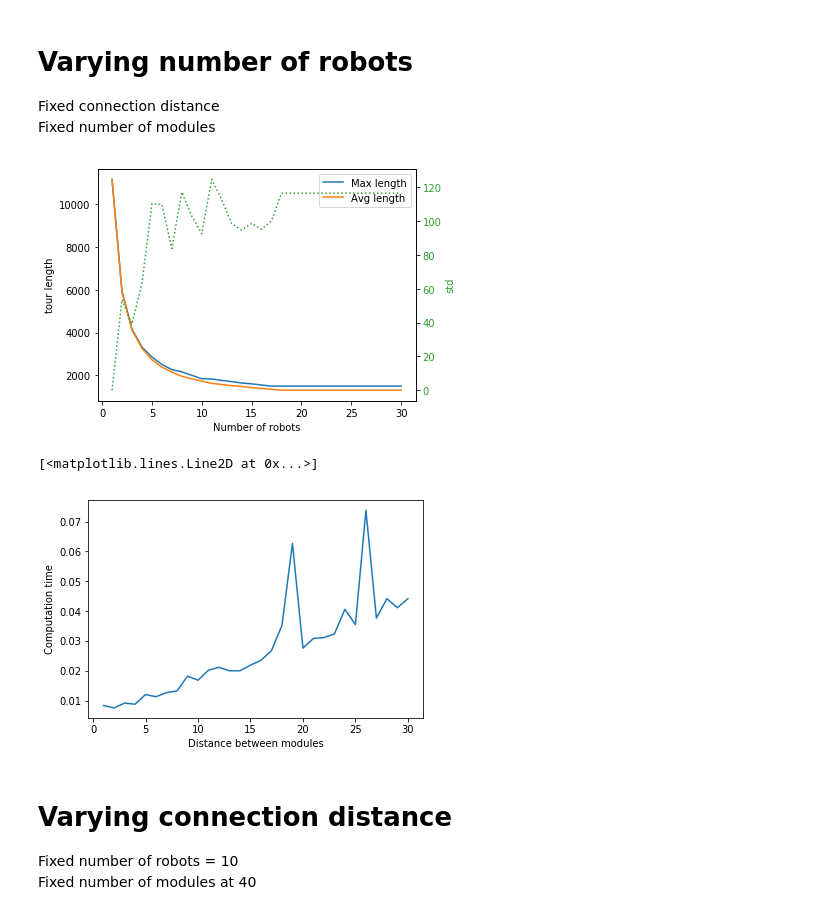
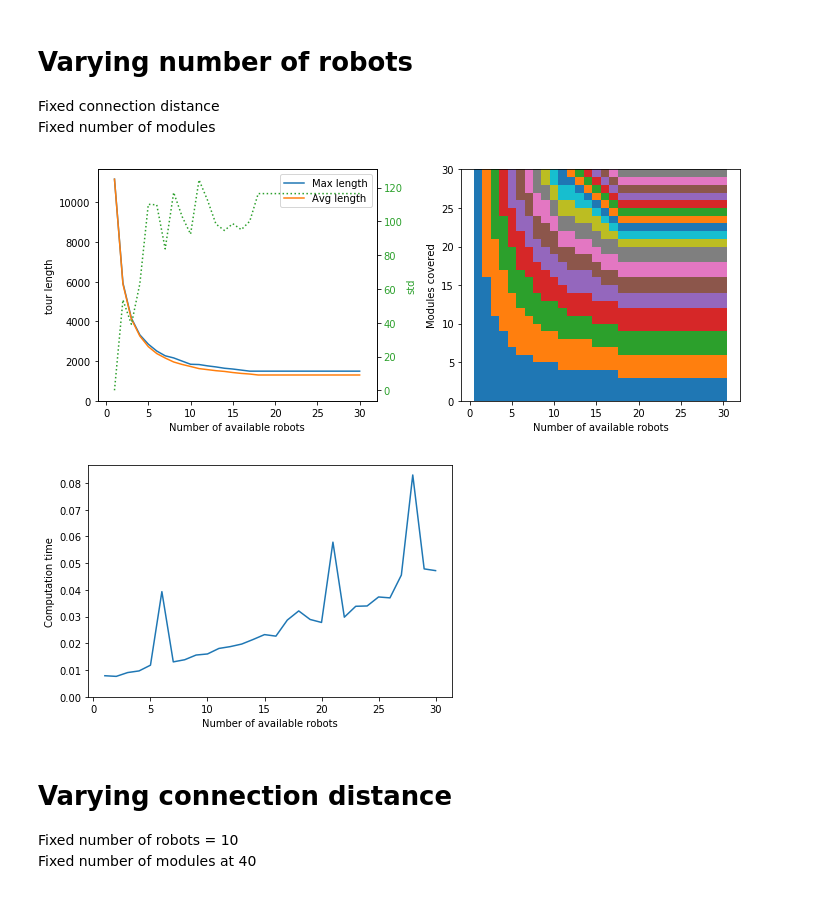
Before and after one commit to mirkosalaris/CoverageModularEnvironments, a Jupyter notebook: Notebooks/Hotel example - generation and analysis.ipynb, the cells around one changed output. Drawn from its saved outputs; the diff is of its cells as text; code cells hidden in the pictures.

```diff
--- a/Notebooks/Hotel example - generation and analysis.ipynb
+++ b/Notebooks/Hotel example - generation and analysis.ipynb
@@ -31,11 +36,13 @@ m = 10
 # %%
+mod_modules_visited = []
 mod_tours = []
 mod_max_len = []
 mod_time = []
 mod_avg_len = []
 mod_std_len = []
 
-mod_R=list(range(10,101,2))
+mod_step=2
+mod_R=list(range(10,101,mod_step))
 
 for number_of_modules in mod_R:
     modules_sequence = [0]*number_of_modules
@@ -43,13 +50,14 @@ for number_of_modules in mod_R:
     env = Environment(matrices, modules_sequence, distances)
 
     mod_start_time = time.time()
-    mod_tours = integer_solution(env, m)
+    mod_tours = integer_solution(env, mod_m)
 
     mod_end_time = time.time()
 
     mod_avg_len.append( avg_length(mod_tours, env) )
     mod_max_len.append( max_length(mod_tours, env)[0] )
     mod_std_len.append( std_length(mod_tours, env) )
+    mod_modules_visited.append( count_modules(mod_tours, env) )
 
     mod_time.append(mod_end_time - mod_start_time)
 # %%
@@ -87,60 +118,82 @@ Fixed connection distance
 Fixed number of modules
 # %%
 CONNECTION_DISTANCE = 20
-number_of_modules = 30
+rob_number_of_modules = 30
 # %%
-rob_tours = []
+rob_modules_visited = []
 rob_max_len = []
 rob_time = []
 rob_avg_len = []
 rob_std_len = []
 
-rob_R=list(range(1,number_of_modules+1))
+rob_step=1
+rob_R=list(range(1,rob_number_of_modules+1,rob_step))
 
 for m in rob_R:
-    modules_sequence = [0]*number_of_modules
-    distances = [CONNECTION_DISTANCE]*(number_of_modules-1)
+    modules_sequence = [0]*rob_number_of_modules
+    distances = [CONNECTION_DISTANCE]*(rob_number_of_modules-1)
     env = Environment(matrices, modules_sequence, distances)
 
     rob_start_time = time.time()
     rob_tours = integer_solution(env, m)
-
     rob_end_time = time.time()
 
     rob_avg_len.append( avg_length(rob_tours, env) )
     rob_max_len.append( max_length(rob_tours, env)[0] )
     rob_std_len.append( std_length(rob_tours, env) )
+    rob_modules_visited.append( count_modules(rob_tours, env) )
 
     rob_time.append(rob_end_time - rob_start_time)
 # %%
-fig, ax1 = plt.subplots()
+fig, (ax1, ax2) = plt.subplots(1,2,sharex=True)
+fig.set_size_inches(10, 4)
 
 ax1.set_ylabel('tour length')
-ax1.set_xlabel('Number of robots')
+ax1.set_xlabel('Number of available robots')
 max_plot, = ax1.plot(rob_R, rob_max_len)
 avg_plot, = ax1.plot(rob_R, rob_avg_len)
+ax1.set_ylim(bottom=0)
 
 ax1.legend((max_plot, avg_plot), ("Max length", "Avg length"))
 
-ax2 = ax1.twinx()
+ax1b = ax1.twinx()
 
 color = 'tab:green'
-ax2.set_ylabel('std', color=color)
-ax2.plot(rob_R, rob_std_len, ':', color=color)
-ax2.tick_params(axis='y', labelcolor=color)
+ax1b.set_ylabel('std', color=color)
+ax1b.plot(rob_R, rob_std_len, ':', color=color)
+ax1b.tick_params(axis='y', labelcolor=color)
+#### End makespan plot ####
+
+
+#### Modules covered plot ####
+ax2.set_ylabel('Modules covered')
+ax2.set_xlabel('Number of available robots')
+
+top = np.zeros(len(rob_modules_visited))
+
+modules_covered_list = list(zip_longest(*rob_modules_visited, fillvalue=0))
+
+for n in modules_covered_list:
+    ax2.bar(rob_R, n, bottom=top, width=rob_step)
+    top += n
+#### End modules covered plot ####
 
 fig.tight_layout()
+fig.savefig(SAVE_FOLDER+"varying_m.png")
 # %% [output]
-[figure, old version]
+[figure, new version]
 # %%
 fig, ax1 = plt.subplots()
 
 ax1.set_ylabel('Computation time')
-ax1.set_xlabel('Distance between modules')
+ax1.set_xlabel('Number of available robots')
 ax1.plot(rob_R, rob_time)
+ax1.set_ylim(bottom=0)
+fig.tight_layout()
+
+fig.savefig(SAVE_FOLDER+"runtime_varying_m.png")
 # %% [output]
-[<matplotlib.lines.Line2D at 0x...>]
-[figure, old version]
+[figure, new version]
 # %% [markdown]
 # Varying connection distance
 Fixed number of robots = 10
```
Also changed, not shown: parts of 9 cells of this notebook, 7 other files.
